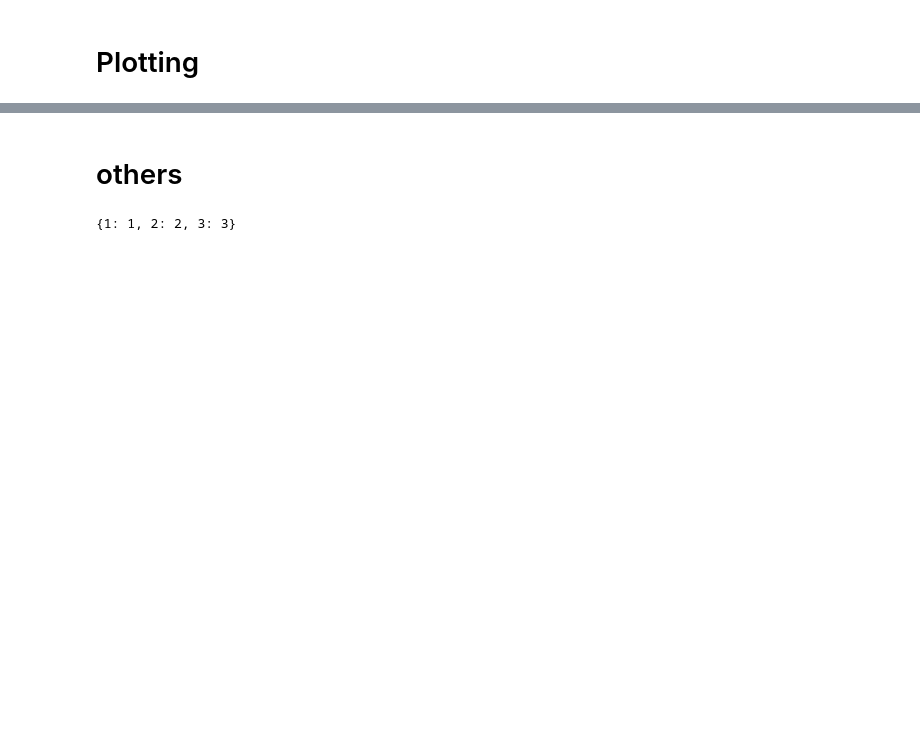
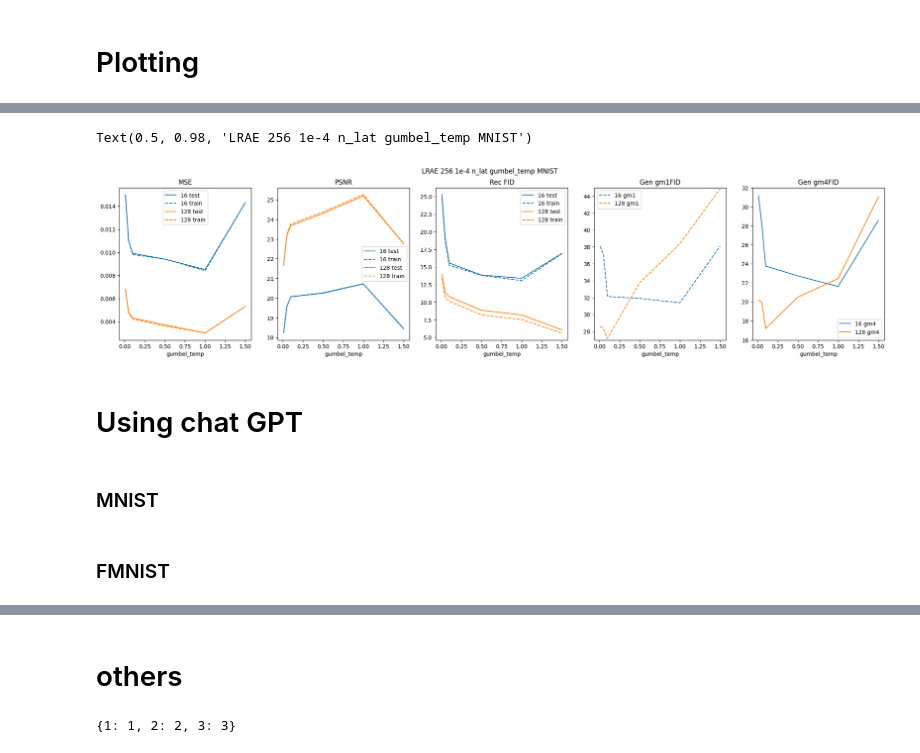
Before and after one commit to kotlyar-shapirov/Low_Rank_Autoencoder, a Jupyter notebook: notebook_evel_plots.ipynb, the cells around one changed output, grey strips where cells are left out. Cells and saved outputs as stored; diff of their text form; code cells hidden in the pictures; blank space fills up the shorter version.

```diff
--- a/notebook_evel_plots.ipynb
+++ b/notebook_evel_plots.ipynb
@@ -227 +422,13 @@ data_dict
+# %%
+px, py = 1, 4
+
+y_min_list = [None for i in range(py)]
+y_max_list = [None for i in range(py)]
+
+y_max_list[-2:] = [45, 32]
+y_min_list[-2:] = [27, 16]
+
+
+# y_max_list = [0.06, 30, 125, 120]
+# y_min_list = [0, 12, 0, 10]
 # %%
@@ -299,0 +702,34 @@ Text(0.5, 0.98, 'VAE 1024 1e-4')
+# %%
+# PLOT 1
+
+px, py = 1, 5
+
+y_min_list = [None for i in range(py)]
+y_max_list = [None for i in range(py)]
+
+
+
+y_max_list[-2:] = [45, 32]
+y_min_list[-2:] = [27, 16]
+
+
+# y_max_list = [0.06, 30, 125, 120]
+# y_min_list = [0, 12, 0, 10]
+
+color_list = ['tab:blue', 'tab:orange', 'tab:green', 'tab:red']
+
+# suptitle = '[AE, IRMAE, VAE, LRAE] 256 1e-4 n_latent MNIST'
+# suptitle = '[AE, IRMAE, VAE, LRAE] 256 1e-4 n_latent FMNIST'
+
+plt.figure(figsize=[5*py, 5])
+plt.tight_layout(w_pad=0.25)
+
+for jj in range(len(data_dict_list)):
+    data_dict = data_dict_list[jj]
+    x_list = xx_list[jj]
+    script_do_plot_2(color_list[jj])
+
+plt.suptitle(suptitle)
+# %% [output]
+Text(0.5, 0.98, 'LRAE 256 1e-4 n_lat gumbel_temp MNIST')
+[figure, added]
@@ -299,0 +746,4 @@ Text(0.5, 0.98, 'VAE 1024 1e-4')
+# %% [markdown]
+# Using chat GPT
+# %% [markdown]
+### MNIST
@@ -299,0 +975,2 @@ Text(0.5, 0.98, 'VAE 1024 1e-4')
+# %% [markdown]
+### FMNIST
```
Also changed, not shown: parts of 25 cells of this notebook, 10 other files.
